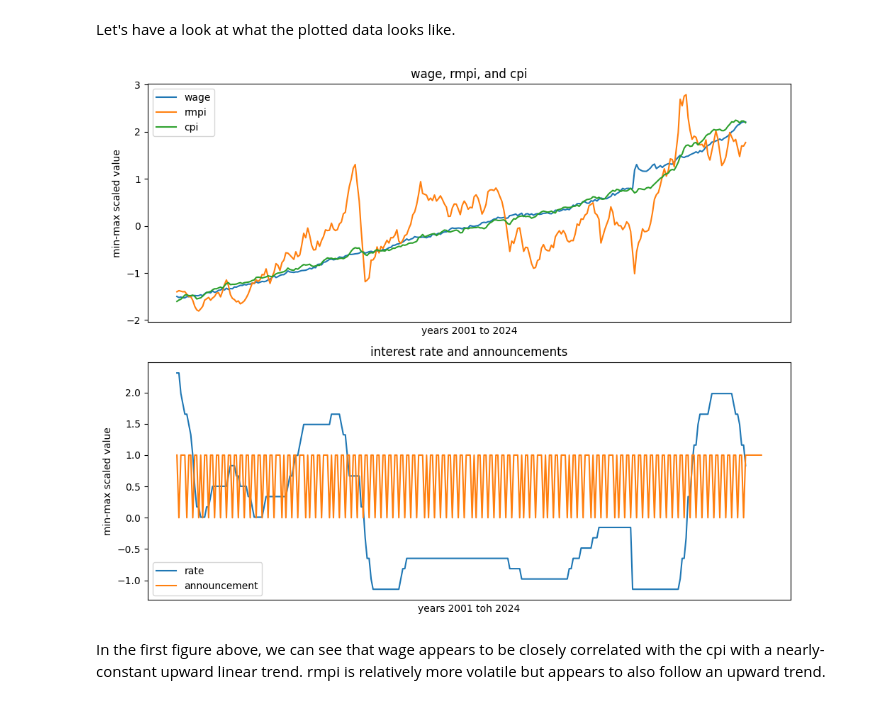
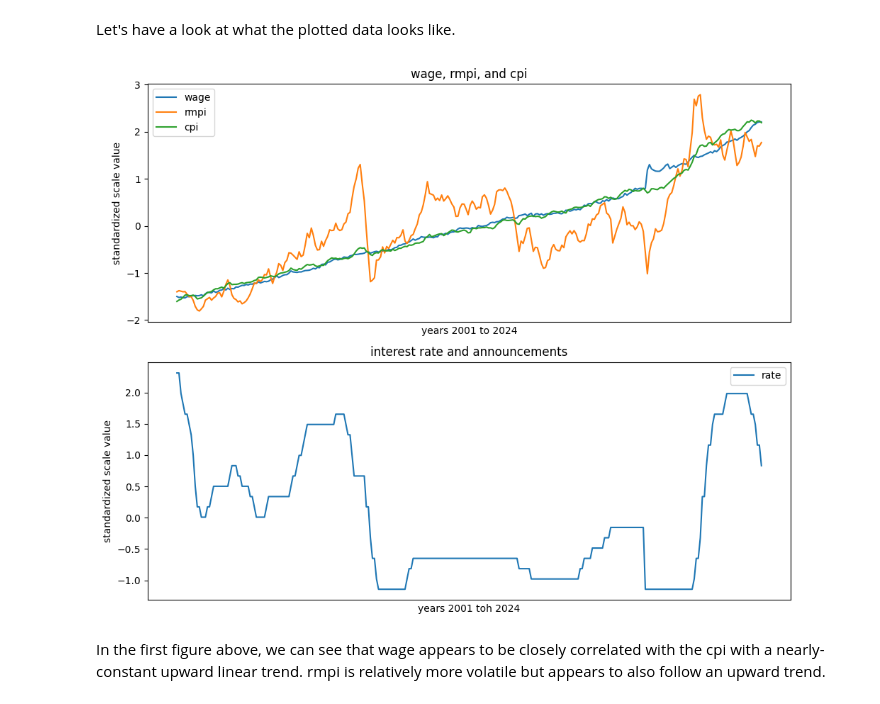
Before and after one commit to FleaBusyBeeBergs/dtsa5506-pipeline, a Jupyter notebook: dtsa5506_final_project.ipynb, the cells around one changed output. Drawn from its saved outputs; the diff is of its cells as text; code cells hidden in the pictures.

```diff
--- a/dtsa5506_final_project.ipynb
+++ b/dtsa5506_final_project.ipynb
@@ -477,39 +477,38 @@ rate_announcements.head()
 | 4 | 2001-07-17 |
 # %%
 def preprocess_rate_announcements(rate_announcements):
-    """
-    Preprocesses rate announcement data by setting the effective date to the
+    '''
+    preprocesses rate announcement data by setting the effective date to the
     first day of the announcement month.
 
-    Args:
+    args:
         rate_announcements (pd.DataFrame): DataFrame containing rate announcements
-            with a 'date' column.
+            with a 'date' column as the index.
 
-    Returns:
+    returns:
         pd.DataFrame: Preprocessed DataFrame with 'date' as the index, representing
             the first day of the announcement month, and an 'announcement' column.
-    """
+    '''
 
-    # Convert 'date' column to datetime objects
+    # Ensure 'date' is a column (reset index if needed)
+    if rate_announcements.index.name == 'date':
+        rate_announcements = rate_announcements.reset_index()
+
+    # Convert 'date' column to datetime
     rate_announcements['date'] = pd.to_datetime(rate_announcements['date'])
 
-    # Set the 'effective_date' to the first day of the announcement month
-    rate_announcements['effective_date'] = rate_announcements['date'].dt.to_period('M').dt.to_timestamp()
+    # Convert 'date' to YYYY-MM format (string)
+    rate_announcements['date'] = rate_announcements['date'].dt.strftime('%Y-%m')
 
-    # Add 'announcement' column
+    # Add 'announcement' column with value 1
     rate_announcements['announcement'] = 1
 
-    # Drop original 'date' and rename 'effective_date' to 'date'
-    rate_announcements = rate_announcements.drop(columns=['date'])
-    rate_announcements = rate_announcements.rename(columns={'effective_date': 'date'})
+    # Drop duplicates (if any)
+    rate_announcements = rate_announcements.drop_duplicates(subset='date')
 
-    # Set 'date' as the index
+    # Set 'date' as index
     rate_announcements = rate_announcements.set_index('date')
 
-    # format date - Access and format the index instead of a column
-    rate_announcements.index = pd.to_datetime(rate_announcements.index).strftime('%Y-%m')
-    #rate_announcements['date'] = pd.to_datetime(rate_announcements['date']).dt.strftime('%Y-%m')
-
     return rate_announcements
 # %%
 rate_announcements = preprocess_rate_announcements(rate_announcements)
@@ -573,37 +572,37 @@ fig, axes = plt.subplots(2,
 # separate plot
 second = ['rate', 'announcement']
 
 for col in data_scaled.columns:
     if col not in second:
         axes[0].plot(data_scaled.index,
                      data_scaled[col],
                      linestyle = '-',
                      label = col)
 
 axes[0].set_xlabel('years 2001 to 2024')
-axes[0].set_ylabel('min-max scaled value')
+axes[0].set_ylabel('standardized scale value')
 axes[0].set_title('wage, rmpi, and cpi')
 axes[0].legend()
 axes[0].set_xticks([])
 
 # separate plot
 for col in data_scaled.columns:
-    if col in second:
+    if col == 'rate':
         axes[1].plot(data_scaled.index,
                      data_scaled[col],
                      linestyle = '-',
                      label = col)
 
 axes[1].set_xlabel('years 2001 toh 2024')  # Set x-axis label for second subplot
-axes[1].set_ylabel('min-max scaled value')
+axes[1].set_ylabel('standardized scale value')
 axes[1].set_title('interest rate and announcements')
 axes[1].legend()
 axes[0].set_xticks([])
 
 plt.tight_layout()
 plt.show()
 # %% [output]
-[figure, old version]
+[figure, new version]
 # %% [markdown]
 In the first figure above, we can see that wage appears to be closely correlated with the cpi with a nearly-constant upward linear trend. rmpi is relatively more volatile but appears to also follow an upward trend.
 # %% [markdown]
```
